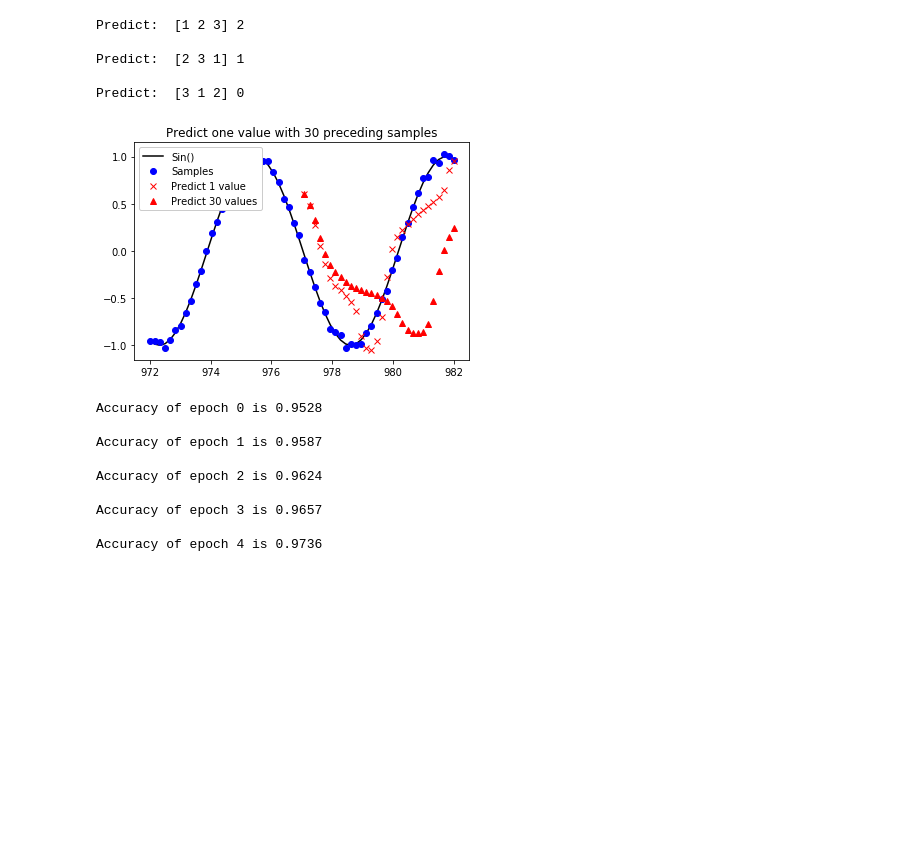
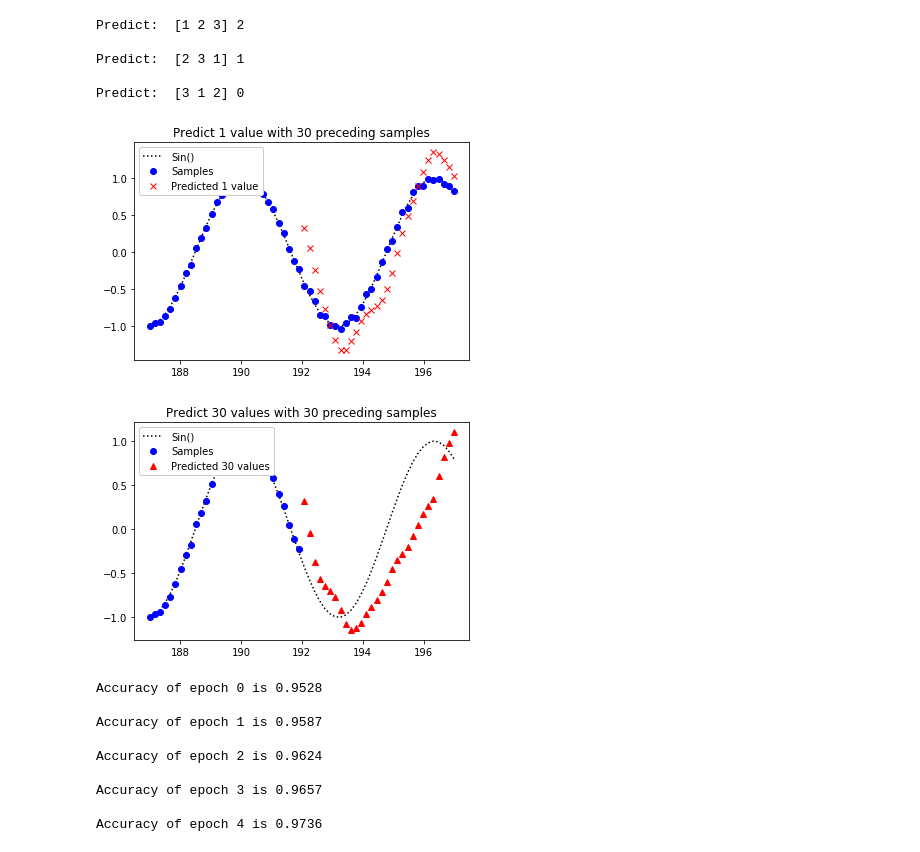
Before and after one commit to 2015xli/recurrent-network, a Jupyter notebook: recurrent-perceptron.ipynb, the cells around one changed output. Drawn from its saved outputs; the diff is of its cells as text; code cells hidden in the pictures; blank space fills up the shorter version.

```diff
--- a/recurrent-perceptron.ipynb
+++ b/recurrent-perceptron.ipynb
@@ -263,7 +263,7 @@ def noisize(X):
 
 def run_rnn_sine():
     # training data
-    n_seq = 1000
+    n_seq = 500
     seq_len = 30
     scope = 5    # scope < 10
     X = np.linspace(0, 10, seq_len+1)[None, :]
@@ -278,14 +278,14 @@ def run_rnn_sine():
     n_x = 1; n_h= 333; n_y=1
     outlayer = MSELayer(n_h, n_y)
     rnn = RecurNet(n_x, n_h, n_y,
-                   outlayer=outlayer, h_acti="TANH", learning=0.0003)
+                   outlayer=outlayer, h_acti="TANH", learning=0.0002)
 
 
     Input = Input[:, :seq_len].reshape(n_seq, seq_len, n_x, 1)
     Label = Label[:, 1:].reshape(n_seq, seq_len, n_x, 1)
 
     # training
-    n_epoch = 1
+    n_epoch = 2
     for j in range(n_epoch):
         for i in range(n_seq):
             rnn.train_1batch(Input[i], Label[i])
@@ -293,38 +293,47 @@ def run_rnn_sine():
     # testing data
     j = np.random.randint(0, 1000)
     new_len = seq_len * 2
     new_scope = scope * 2
+    seq_len = new_len // 2
     X = np.linspace(j, j+new_scope, new_len)
 
     Label = np.sin(X)
     Raw = noisize(Label)
     Input = Raw.reshape(new_len, n_x, 1)
     Output = np.zeros(seq_len)
 
     # predicting
     for i in range(seq_len):
         Output[i] = rnn.predict_1batch(Input[i:(seq_len+i)])
 
     Newout = Input.copy()
     for i in range(seq_len):
         Newout[seq_len+i][0][0] = rnn.predict_1batch(Newout[i:(seq_len+i)])
     Newout = Newout.reshape(new_len)
 
     # showing
-    plt.plot(X, Label, 'k', label="Sin()")
+    plt.plot(X, Label, 'k:', label="Sin()")
     plt.plot(X, Raw, 'bo', label="Samples")
-    plt.plot(X[seq_len:], Output, 'rx', label="Predict 1 value")
-    plt.plot(X[seq_len:], Newout[seq_len:], 'r^', label="Predict 30 values")
+    plt.plot(X[seq_len:], Output, 'rx', label="Predicted 1 value")
     leg = plt.legend(loc='upper left')
     leg.get_frame().set_alpha(1)
-    plt.title('Predict one value with 30 preceding samples')
+    plt.title('Predict 1 value with %d preceding samples'%(seq_len,))
+    plt.show()
+
+    plt.plot(X, Label, 'k:', label="Sin()")
+    plt.plot(X[:seq_len], Raw[:seq_len], 'bo', label="Samples")
+    plt.plot(X[seq_len:], Newout[seq_len:], 'r^', label="Predicted %d values"%(seq_len,))
+    leg = plt.legend(loc='upper left')
+    leg.get_frame().set_alpha(1)
+    plt.title('Predict %d values with %d preceding samples'%(seq_len, seq_len))
     plt.show()
 
 if __name__ == "__main__":
     np.seterr(all="raise")
     run_rnn_sine()
 # %% [output]
-[figure, old version]
+[figure, new version]
+[figure, added]
 # %%
 
 %run 'mnist.ipynb'
```
